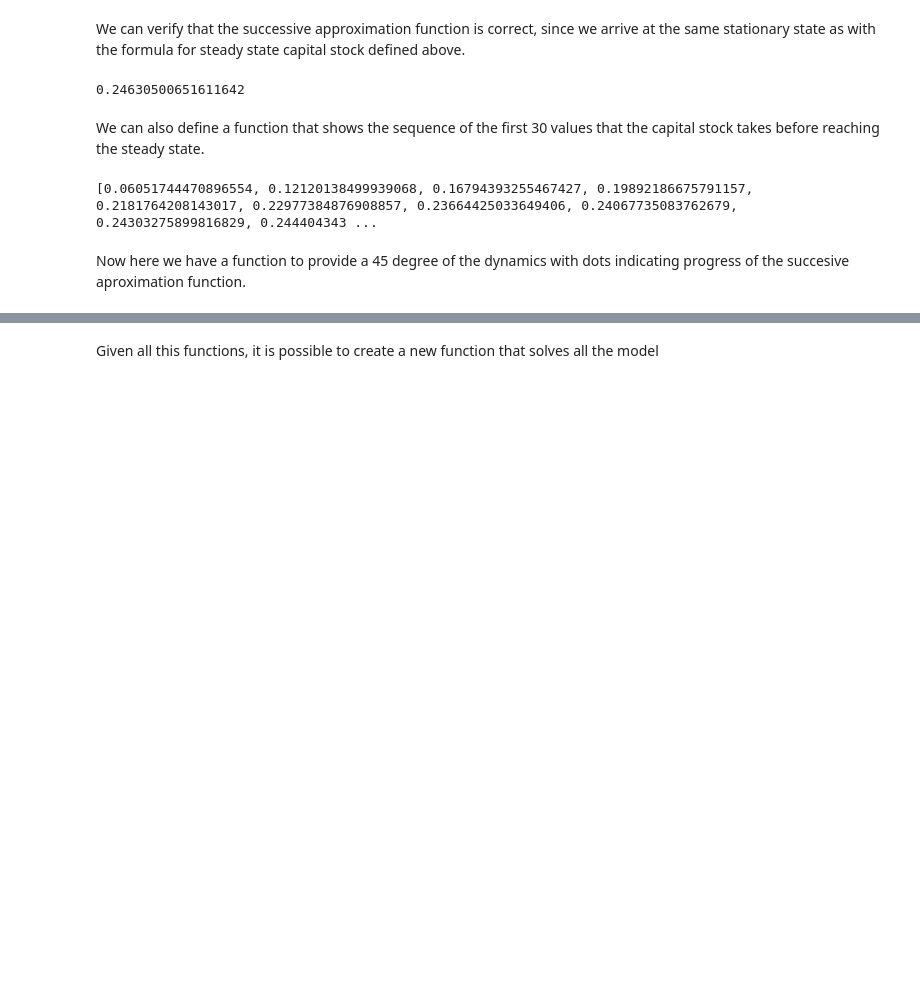
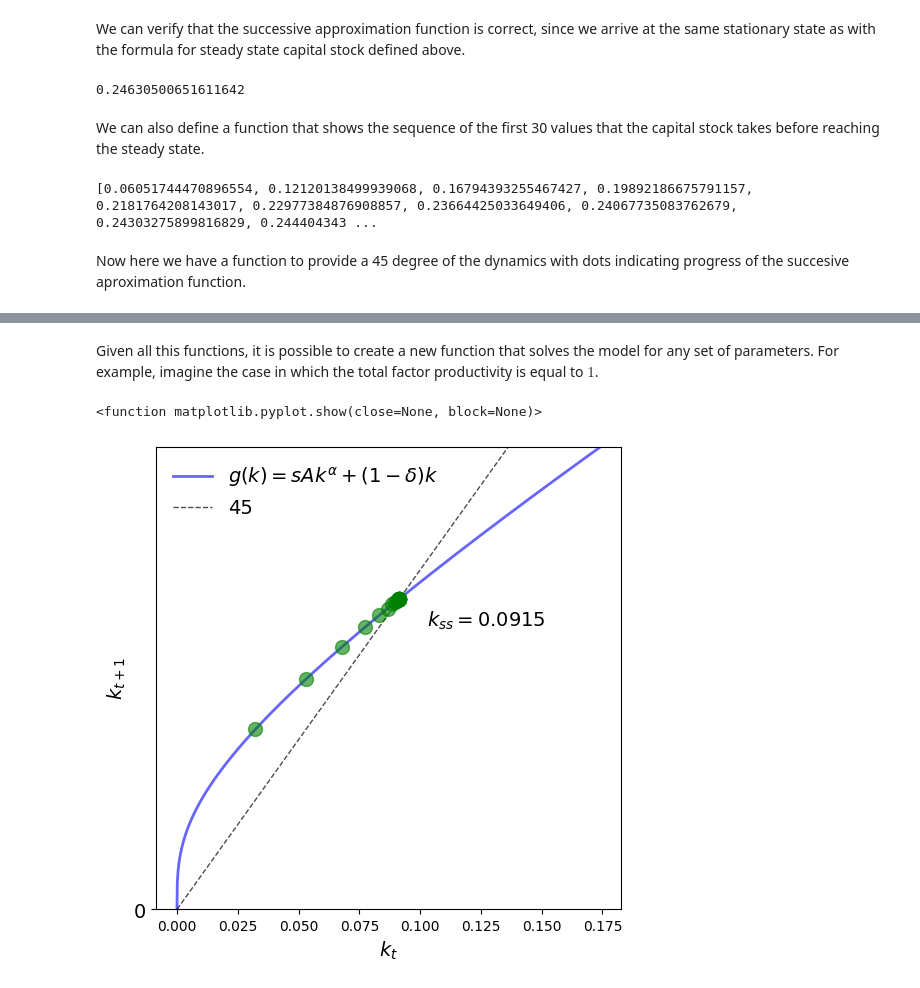
Before and after one commit to mloyorev/Theory, a Jupyter notebook: SolowFixedPoints.ipynb, the cells around one changed output, grey strips where cells are left out. Saved outputs shown, nothing was run; the diff lists cells and outputs as text; code cells hidden in the pictures; blank space fills up the shorter version.

```diff
--- a/SolowFixedPoints.ipynb
+++ b/SolowFixedPoints.ipynb
@@ -160,4 +160,6 @@ def plot_45(s, params, kiter, ax, fontsize=14):
     ax.set_ylim(0, np.max(g(s, k_grid, params)))                                     # Sets the y-axis limits
     ax.set_xlabel("$k_t$", fontsize=fontsize)
     ax.set_ylabel("$k_{t+1}$", fontsize=fontsize)
+
+    return plt.show
 # %%
@@ -170,5 +184,2 @@ plt.show()                              # Order to display the graph.
 # %% [markdown]
-Given all this functions, it is possible to create a new function that solves all the model
+Given all this functions, it is possible to create a new function that solves the model for any set of parameters. For example, imagine the case in which the total factor productivity is equal to $1$.
-# %%
-def solve_solow():
-  # STEP 1:
@@ -175 +201,7 @@ def solve_solow():
+# %%
+p_model = create_solow_params(A = 1)
+solve_solow(p_model)
+# %% [output]
+<function matplotlib.pyplot.show(close=None, block=None)>
+[figure, added]
 # %% [markdown]
```
Also changed, not shown: parts of 6 cells of this notebook.
